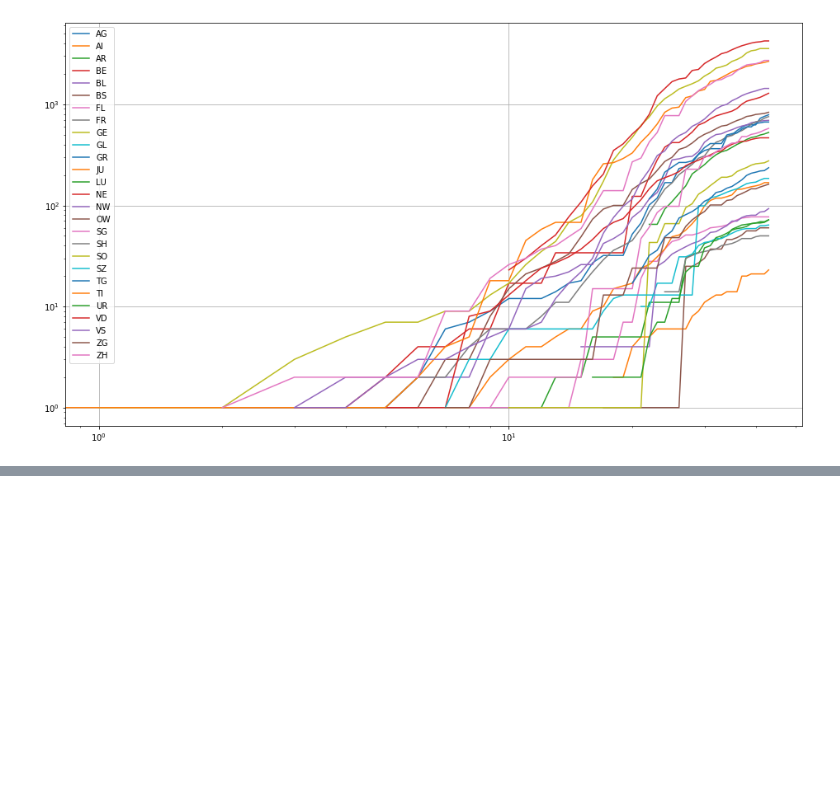
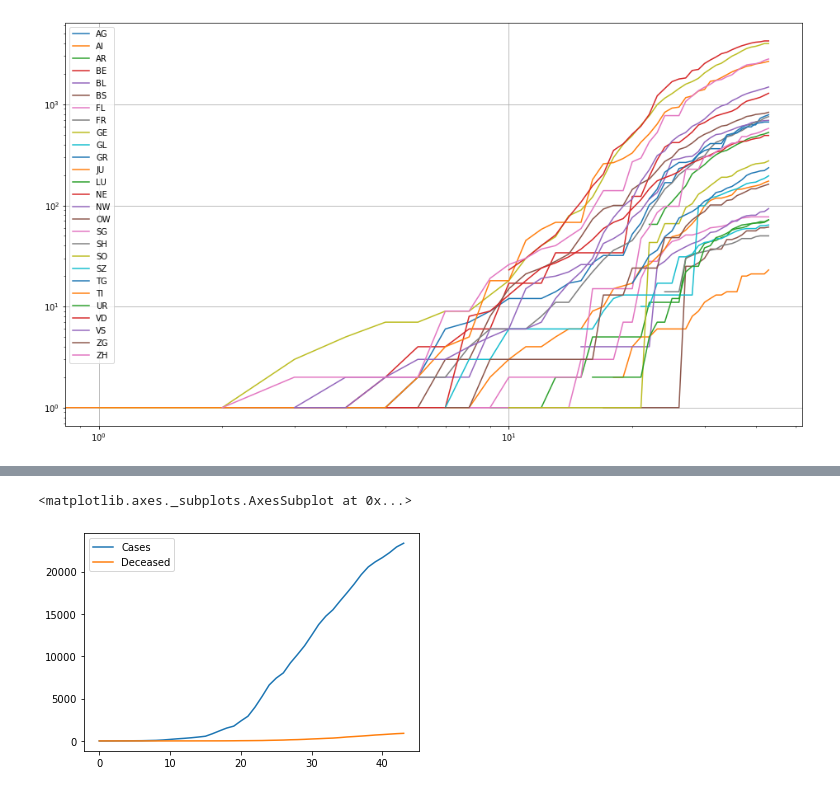
Before and after one commit to jpmieville/COVID-19_data_analyis, a Jupyter notebook: covid_19_swiss.ipynb, the cells around one changed output, grey strips where cells are left out. Saved outputs shown, nothing was run; the diff lists cells and outputs as text; code cells hidden in the pictures; blank space fills up the shorter version.

```diff
--- a/covid_19_swiss.ipynb
+++ b/covid_19_swiss.ipynb
@@ -115,0 +122,9 @@ cases_by_day["CH"].plot.bar(secondary_y=True, rot=0, figsize=(16, 9))
+# %%
+df = pd.concat([cases['CH'], deceased['CH']], axis=1)
+# %%
+df.columns = ["Cases", "Deceased"]
+# %%
+df.plot()
+# %% [output]
+<matplotlib.axes._subplots.AxesSubplot at 0x...>
+[figure, added]
```
Also changed, not shown: parts of 12 cells of this notebook.
